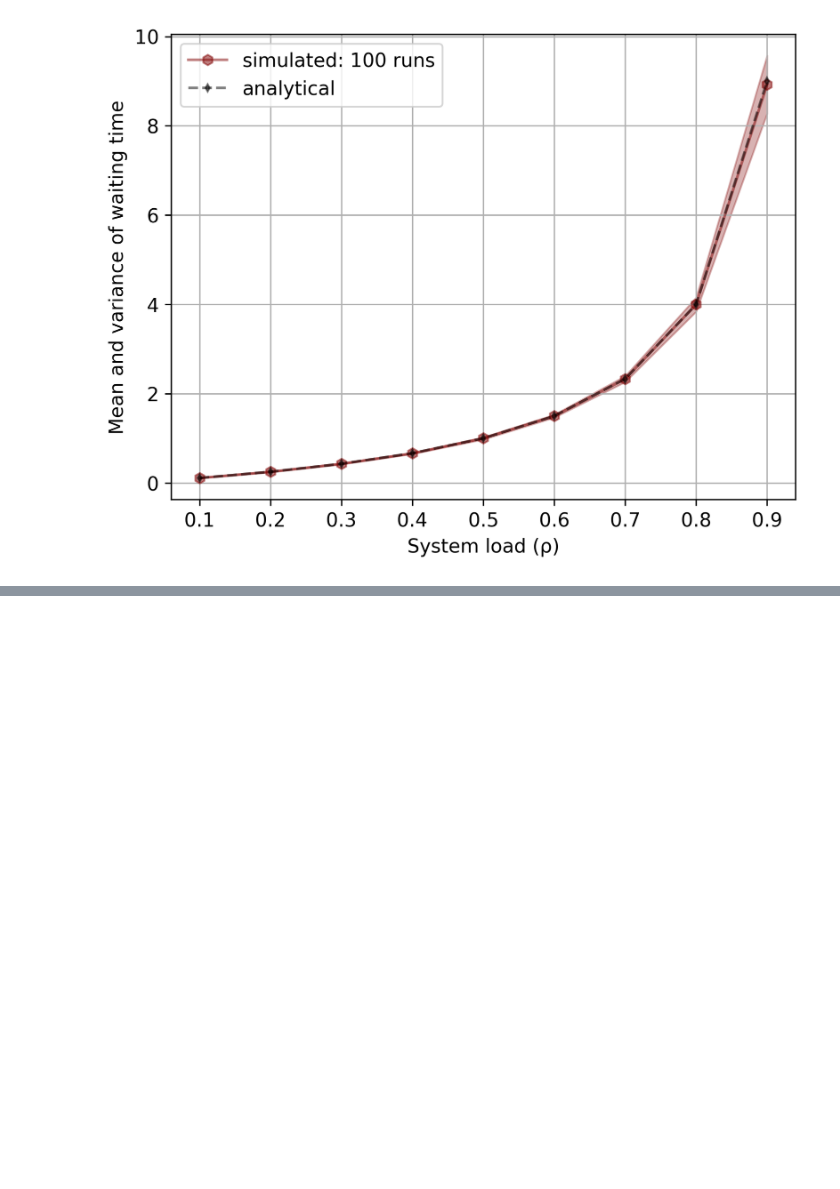
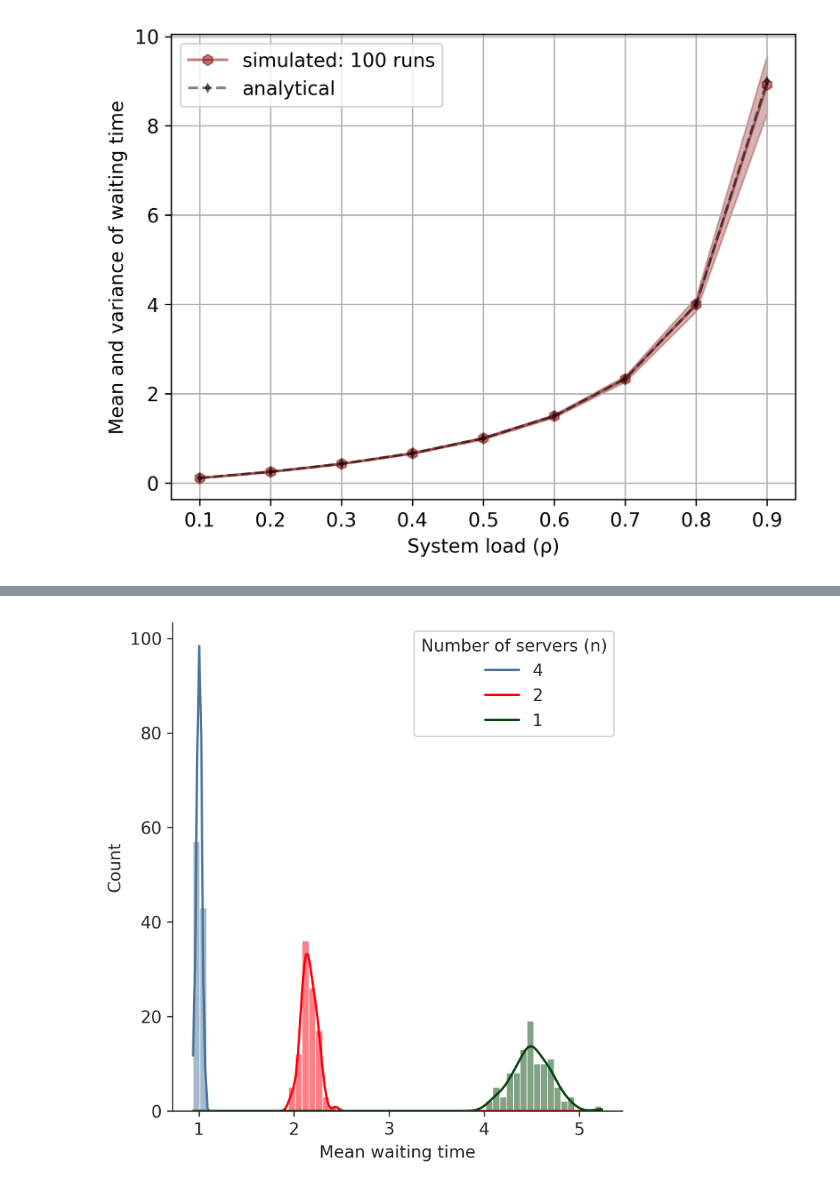
Before and after one commit to loonatick-src/stochastic-sim-2, a Jupyter notebook: DES_sim_refactor.ipynb, the cells around one changed output, grey strips where cells are left out. Saved outputs shown, nothing was run; the diff lists cells and outputs as text; code cells hidden in the pictures; blank space fills up the shorter version.

```diff
--- a/DES_sim_refactor.ipynb
+++ b/DES_sim_refactor.ipynb
@@ -461,0 +536,4 @@ varying_sim_time_plotter(simulation_data = "transient_to_SS.npz", title = "Trans
+# %%
+histogram_plotter("waiting_times_fullsave_124_deterministic.npz", "MD124_histogram.png")
+# %% [output]
+[figure, added]
```
Also changed, not shown: parts of 9 cells of this notebook, 6 other files.
